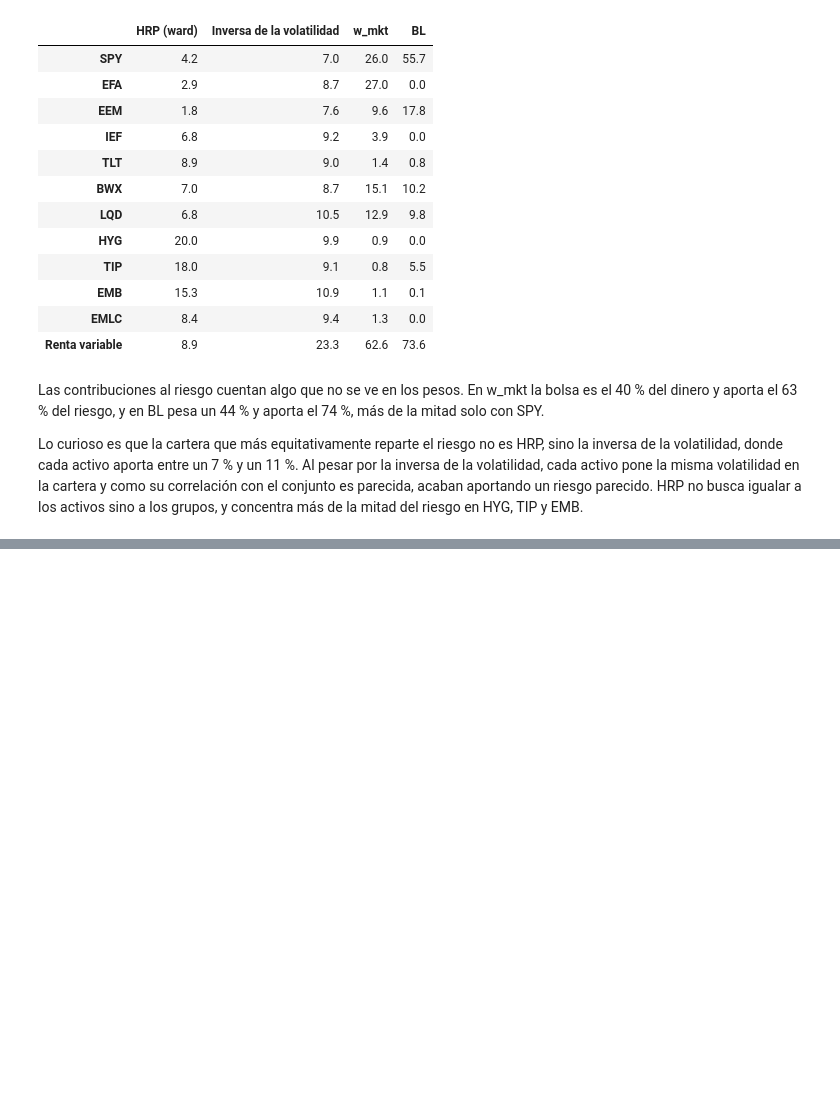
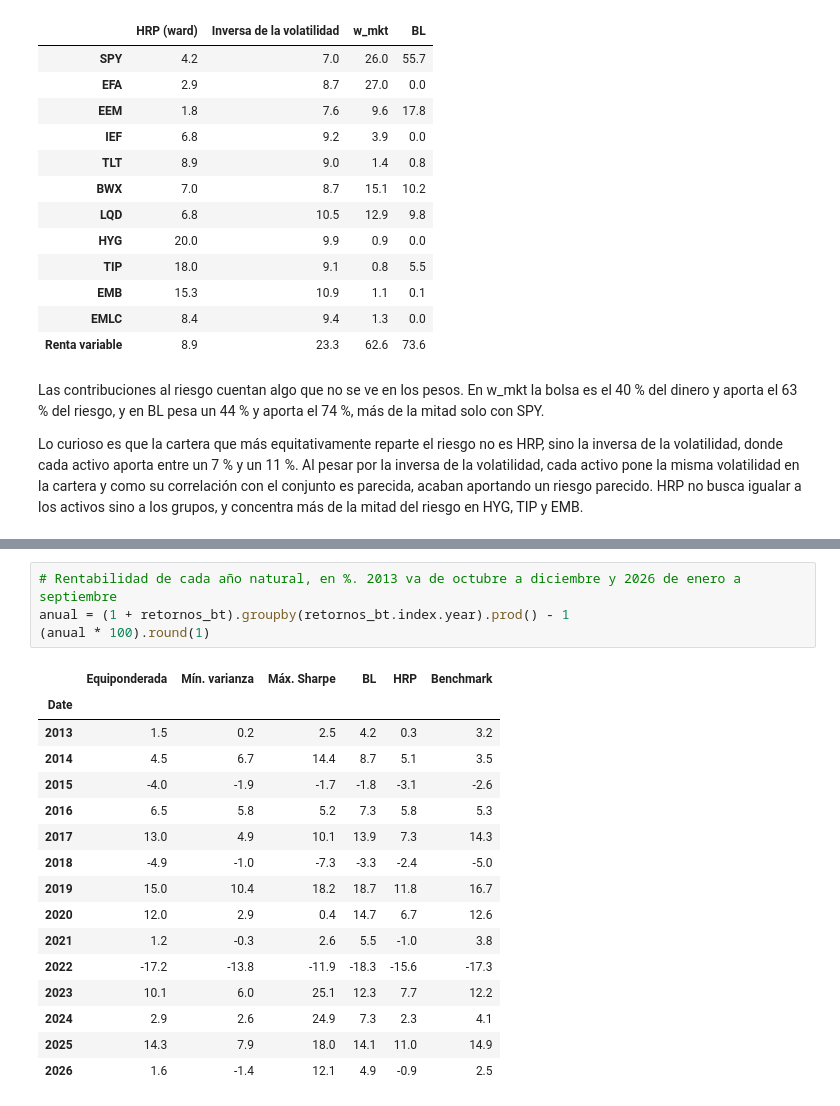
Before and after one commit to hectoorperezz/quant-management, a Jupyter notebook: notebooks/03_bl_hrp.ipynb, the cells around one changed output, grey strips where cells are left out. Saved outputs shown, nothing was run; the diff lists cells and outputs as text; blank space fills up the shorter version.

```diff
--- a/notebooks/03_bl_hrp.ipynb
+++ b/notebooks/03_bl_hrp.ipynb
@@ -594,0 +691,21 @@ Lo curioso es que la cartera que más equitativamente reparte el riesgo no es HR
+# %%
+# Rentabilidad de cada año natural, en %. 2013 va de octubre a diciembre y 2026 de enero a septiembre
+anual = (1 + retornos_bt).groupby(retornos_bt.index.year).prod() - 1
+(anual * 100).round(1)
+# %% [output]
+|  | Equiponderada | Mín. varianza | Máx. Sharpe | BL | HRP | Benchmark |
+| Date |  |  |  |  |  |  |
+| 2013 | 1.5 | 0.2 | 2.5 | 4.2 | 0.3 | 3.2 |
+| 2014 | 4.5 | 6.7 | 14.4 | 8.7 | 5.1 | 3.5 |
+| 2015 | -4.0 | -1.9 | -1.7 | -1.8 | -3.1 | -2.6 |
+| 2016 | 6.5 | 5.8 | 5.2 | 7.3 | 5.8 | 5.3 |
+| 2017 | 13.0 | 4.9 | 10.1 | 13.9 | 7.3 | 14.3 |
+| 2018 | -4.9 | -1.0 | -7.3 | -3.3 | -2.4 | -5.0 |
+| 2019 | 15.0 | 10.4 | 18.2 | 18.7 | 11.8 | 16.7 |
+| 2020 | 12.0 | 2.9 | 0.4 | 14.7 | 6.7 | 12.6 |
+| 2021 | 1.2 | -0.3 | 2.6 | 5.5 | -1.0 | 3.8 |
+| 2022 | -17.2 | -13.8 | -11.9 | -18.3 | -15.6 | -17.3 |
+| 2023 | 10.1 | 6.0 | 25.1 | 12.3 | 7.7 | 12.2 |
+| 2024 | 2.9 | 2.6 | 24.9 | 7.3 | 2.3 | 4.1 |
+| 2025 | 14.3 | 7.9 | 18.0 | 14.1 | 11.0 | 14.9 |
+| 2026 | 1.6 | -1.4 | 12.1 | 4.9 | -0.9 | 2.5 |
```
Also changed, not shown: parts of 9 cells of this notebook, 4 other files.
